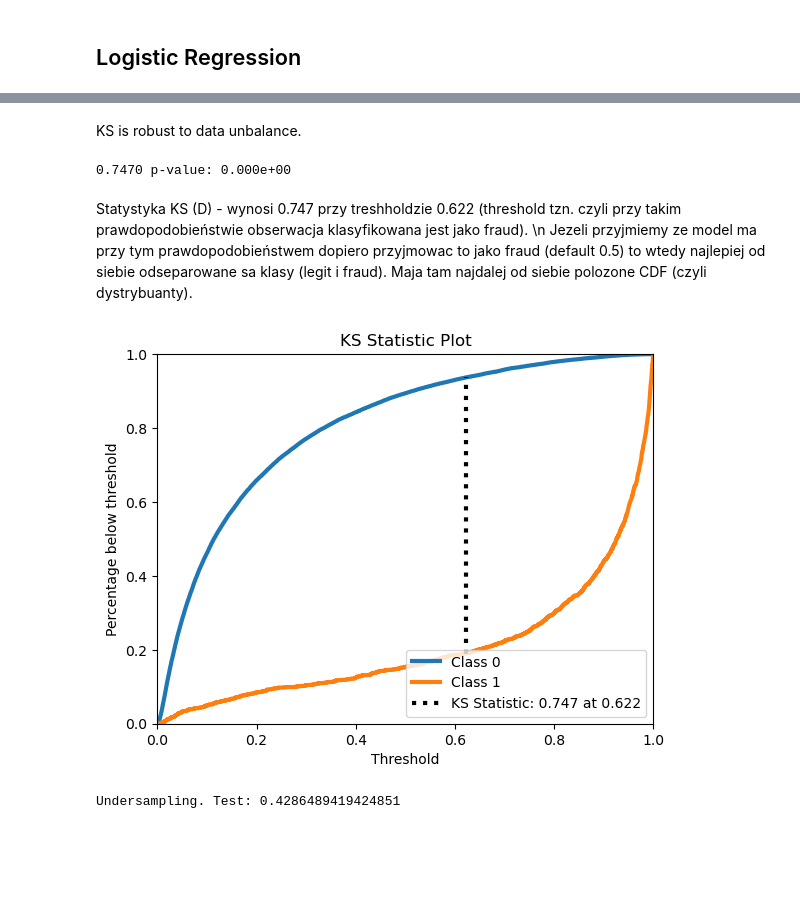
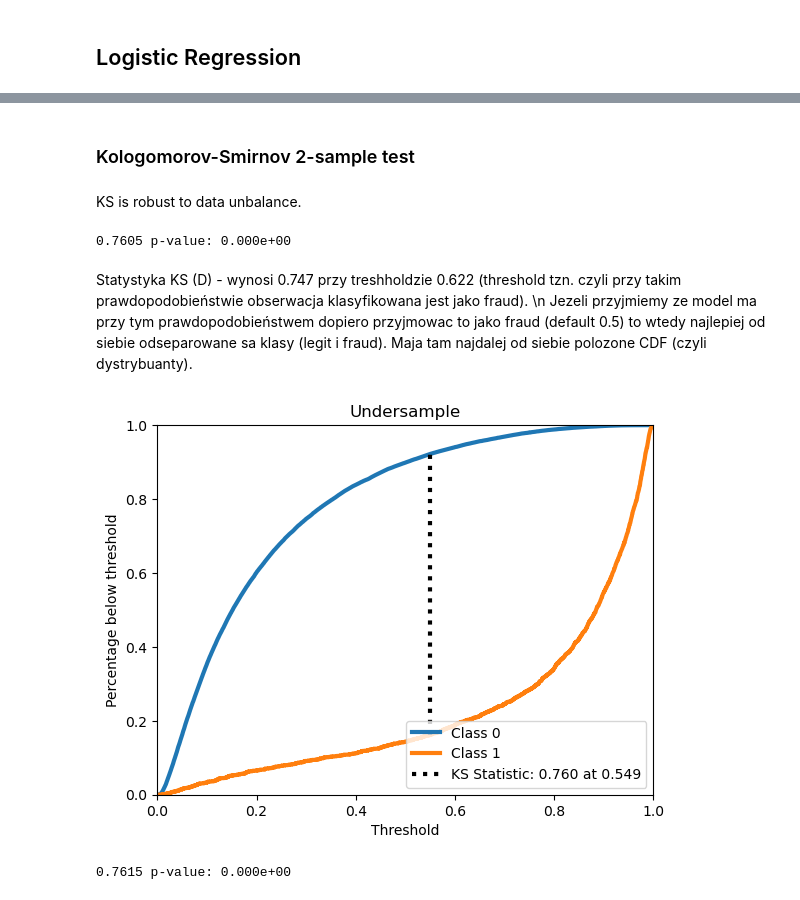
Before and after one commit to JakubKozlowski1/data_mining, a Jupyter notebook: evaluation.ipynb, the cells around one changed output, grey strips where cells are left out. Cells and saved outputs as stored; diff of their text form; code cells hidden in the pictures; blank space fills up the shorter version.

```diff
--- a/evaluation.ipynb
+++ b/evaluation.ipynb
@@ -38,30 +42,34 @@ f.close()
 # %%
-under_y_pred = u_lr.predict(X_test)
-over_y_pred = o_lr.predict(X_test)
+lr_under_y_pred = u_lr.predict(X_test)
+lr_over_y_pred = o_lr.predict(X_test)
 
-under_y_pred_proba = u_lr.predict_proba(X_test)
-over_y_pred_proba =o_lr.predict_proba(X_test)
+lr_under_y_pred_proba = u_lr.predict_proba(X_test)
+lr_over_y_pred_proba =o_lr.predict_proba(X_test)
 
 under_train_pred = u_lr.predict(X_train)
 over_train_pred = o_lr.predict(X_train)
+under_train_pred_proba = u_lr.predict_proba(X_train)
+over_train_pred_proba = o_lr.predict_proba(X_train)
+# %% [markdown]
+### Kologomorov-Smirnov 2-sample test
 # %% [markdown]
 KS is robust to data unbalance.
 # %%
 df = pd.DataFrame()
 df['real'] = y_test
-df['proba'] = under_y_pred_proba[:,1]
+df['proba'] = lr_under_y_pred_proba[:,1]
 
 class0 = df[df['real'] == 0]
 class1 = df[df['real'] == 1]
 ks = ks_2samp(class0['proba'], class1['proba'])
 print(f"{ks.statistic:.4f} p-value: {ks.pvalue:.3e}")
 # %% [output]
-0.7470 p-value: 0.000e+00
+0.7605 p-value: 0.000e+00
 # %% [markdown]
 Statystyka KS (D) - wynosi 0.747 przy treshholdzie 0.622 (threshold tzn. czyli przy takim prawdopodobieństwie obserwacja klasyfikowana jest jako fraud). \n
 Jezeli przyjmiemy ze model ma przy tym prawdopodobieństwem dopiero przyjmowac to jako fraud (default 0.5) to wtedy najlepiej od siebie odseparowane sa klasy (legit i fraud). Maja tam najdalej od siebie polozone CDF (czyli dystrybuanty).
 # %%
-skplt.metrics.plot_ks_statistic(y_test, under_y_pred_proba)
+skplt.metrics.plot_ks_statistic(y_test, lr_under_y_pred_proba, title='Undersample')
 plt.show()
 # %% [output]
-[figure, old version]
+[figure, new version]
@@ -71,4 +76,11 @@ pred_class_logit = np.where(under_y_pred_proba[:, 1] > cut_off, 1, 0)
-# %%
-print(f'Undersampling. Test: {f1_score(y_test, pred_class_logit)}')
-# %% [output]
-Undersampling. Test: 0.4286489419424851
+# %%
+df = pd.DataFrame()
+df['real'] = y_test
+df['proba'] = lr_over_y_pred_proba[:,1]
+
+class0 = df[df['real'] == 0]
+class1 = df[df['real'] == 1]
+ks = ks_2samp(class0['proba'], class1['proba'])
+print(f"{ks.statistic:.4f} p-value: {ks.pvalue:.3e}")
+# %% [output]
+0.7615 p-value: 0.000e+00
```
Also changed, not shown: parts of 25 cells of this notebook, 8 other files.
